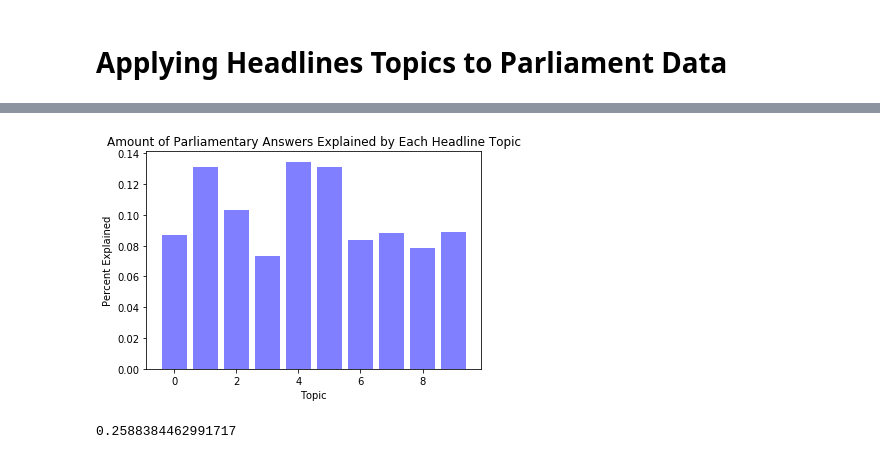
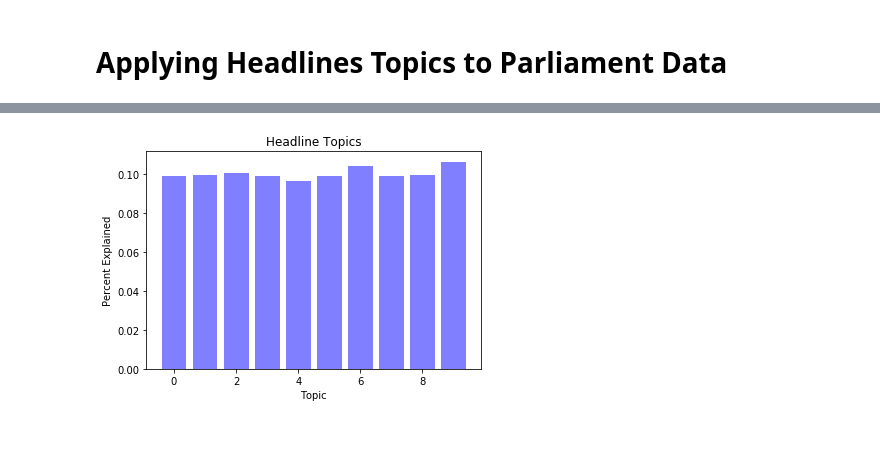
Before and after one commit to nathanderon/india_analysis_UDA, a Jupyter notebook: Analysis.ipynb, the cells around one changed output, grey strips where cells are left out. Saved outputs shown, nothing was run; the diff lists cells and outputs as text; code cells hidden in the pictures.

Commit message:
Added code for graphs, venn diagram

```diff
--- a/Analysis.ipynb
+++ b/Analysis.ipynb
@@ -120,4 +126,4 @@ for file in glob.glob('./india_headlines_data/*.csv'):
     data = pd.read_csv(file)
     li.append(data)
 
-headlines = pd.concat(li, axis = 0, ignore_index = True)
+headlines_raw = pd.concat(li, axis = 0, ignore_index = True)
@@ -142,7 +136,7 @@ headlines
 import random
 processed_headlines = []
 random.seed(42)
-headlines = random.sample(list(headlines["headline_text"]), round(len(headlines)/10))
+headlines = random.sample(list(headlines_raw["headline_text"]), round(len(headlines_raw)/10))
 
 for str_object in headlines:
     processed_headlines.append(makeWordList(str_object))
@@ -335,3 +329,19 @@ for answer in np.array(parliament_qs["answer"]):
 X_answers_for_headline_topics = headline_vectorizer.transform(processed_answers_for_headline_topics[:10000]).toarray()
 # %%
 answers_distribution_of_headline_topics = lda_headlines.transform(X_answers_for_headline_topics)
+# %%
+sum_explained_per_topic = []
+for i in range(num_topics):
+    sum_explained_per_topic.append(sum(answers_distribution_of_headline_topics[:,i]))
+per_explained_per_topic = []
+for i in range(num_topics):
+    x = sum_explained_per_topic[i]/sum(sum_explained_per_topic)
+    per_explained_per_topic.append(x)
+
+plt.bar(range(10), per_explained_per_topic, facecolor='blue', alpha=0.5)
+plt.xlabel('Topic')
+plt.ylabel('Percent Explained')
+labs = ('Growth', 'Crisis', "Local Gov't", 'Investment', 'Crime', 'Development', 'Financial', '', 'Infrastructure', 'Politics')
+plt.xticks(np.arange(10), labs, color='orange', rotation=60, fontweight='bold', fontsize='17', horizontalalignment='right')
+plt.title('Amount of Parliamentary Answers Explained by Each Headline Topic')
+plt.show()
@@ -338,20 +368,19 @@ answers_distribution_of_headline_topics = lda_headlines.transform(X_answers_for_
+# %%
+X_headlines_sample = X_headlines[np.random.choice(X_headlines.shape[0], 10000, replace=False)]
+headline_topic_distribution = lda_headlines.transform(X_headlines_sample)
 # %%
 sum_explained_per_topic = []
 for i in range(num_topics):
-    sum_explained_per_topic.append(sum(answers_distribution_of_headline_topics[:,i]))
+    sum_explained_per_topic.append(sum(headline_topic_distribution[:,i]))
 per_explained_per_topic = []
 for i in range(num_topics):
     x = sum_explained_per_topic[i]/sum(sum_explained_per_topic)
     per_explained_per_topic.append(x)
 
 plt.bar(range(10), per_explained_per_topic, facecolor='blue', alpha=0.5)
 plt.xlabel('Topic')
 plt.ylabel('Percent Explained')
-plt.title('Amount of Parliamentary Answers Explained by Each Headline Topic')
+plt.title('Headline Topics')
 plt.show()
 # %% [output]
-[figure, old version]
+[figure, new version]
-# %%
-sum(in_topics_mask)/(sum(in_topics_mask)+sum(out_of_topics_mask))
-# %% [output]
-0.2588384462991717
```
Also changed, not shown: parts of 18 cells of this notebook.
